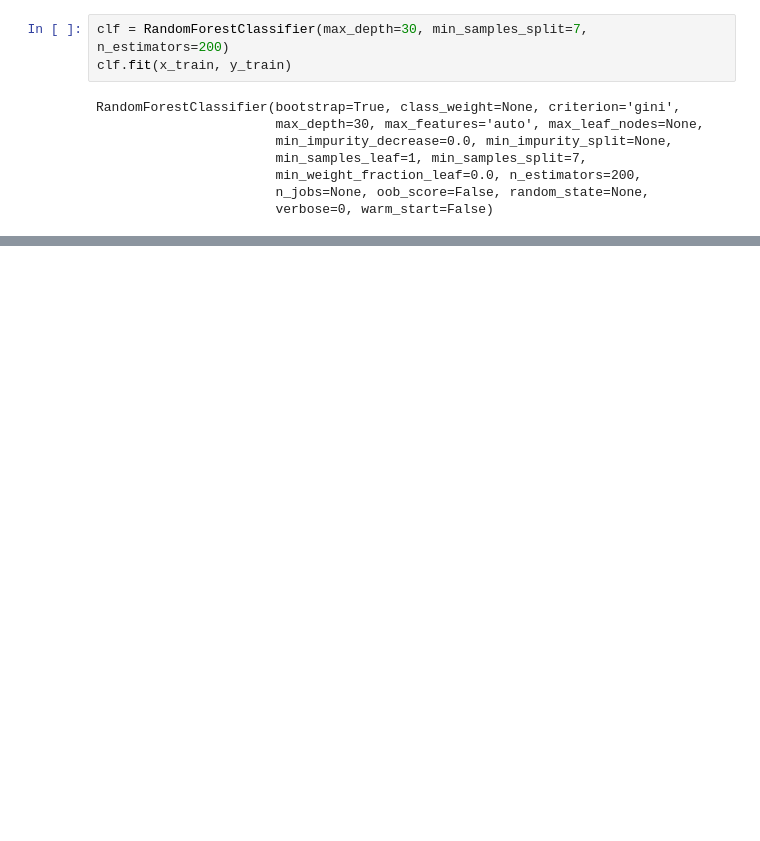
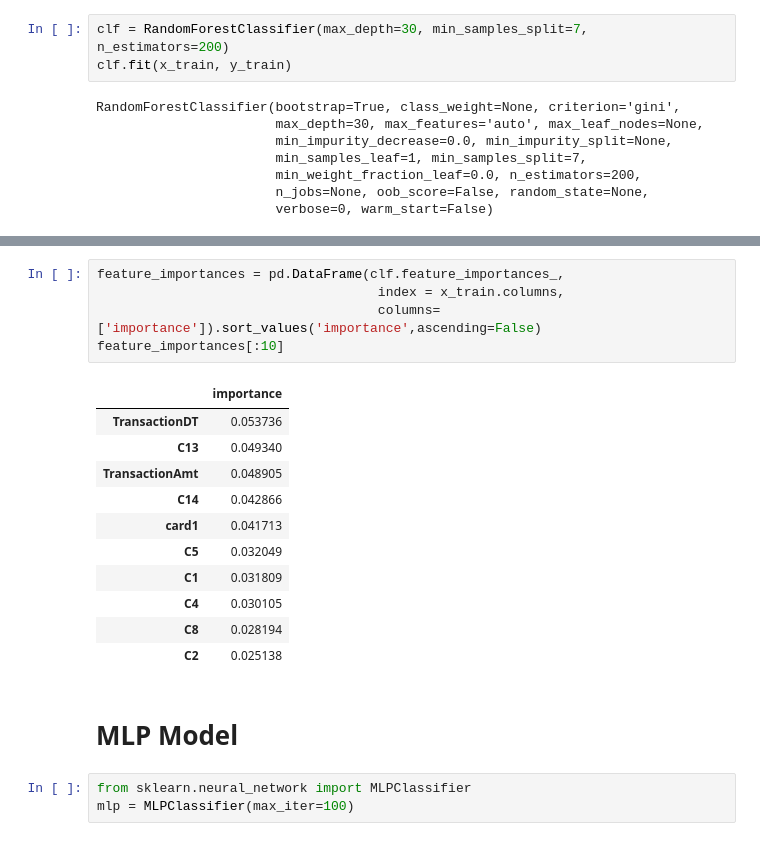
Before and after one commit to twbruce4/APM-Fraud-Detection-Project, a Jupyter notebook: Transaction Models/cv rf and roc.ipynb, the cells around one changed output, grey strips where cells are left out. Saved outputs shown, nothing was run; the diff lists cells and outputs as text; blank space fills up the shorter version.

```diff
--- a/Transaction Models/cv rf and roc.ipynb
+++ b/Transaction Models/cv rf and roc.ipynb
@@ -170,0 +169,22 @@ plt.show()
+# %%
+feature_importances = pd.DataFrame(clf.feature_importances_,
+                                    index = x_train.columns,
+                                    columns= ['importance']).sort_values('importance',ascending=False)
+feature_importances[:10]
+# %% [output]
+|  | importance |
+| TransactionDT | 0.053736 |
+| C13 | 0.049340 |
+| TransactionAmt | 0.048905 |
+| C14 | 0.042866 |
+| card1 | 0.041713 |
+| C5 | 0.032049 |
+| C1 | 0.031809 |
+| C4 | 0.030105 |
+| C8 | 0.028194 |
+| C2 | 0.025138 |
+# %% [markdown]
+# MLP Model
+# %%
+from sklearn.neural_network import MLPClassifier
+mlp = MLPClassifier(max_iter=100)
```
Also changed, not shown: parts of 18 cells of this notebook.
